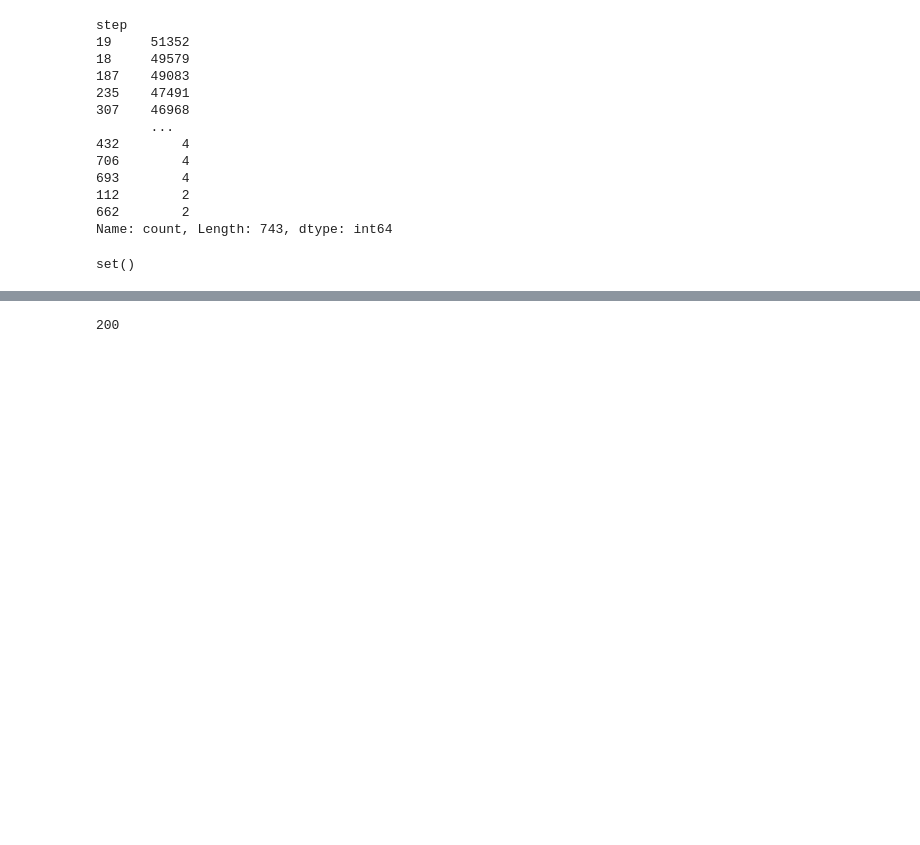
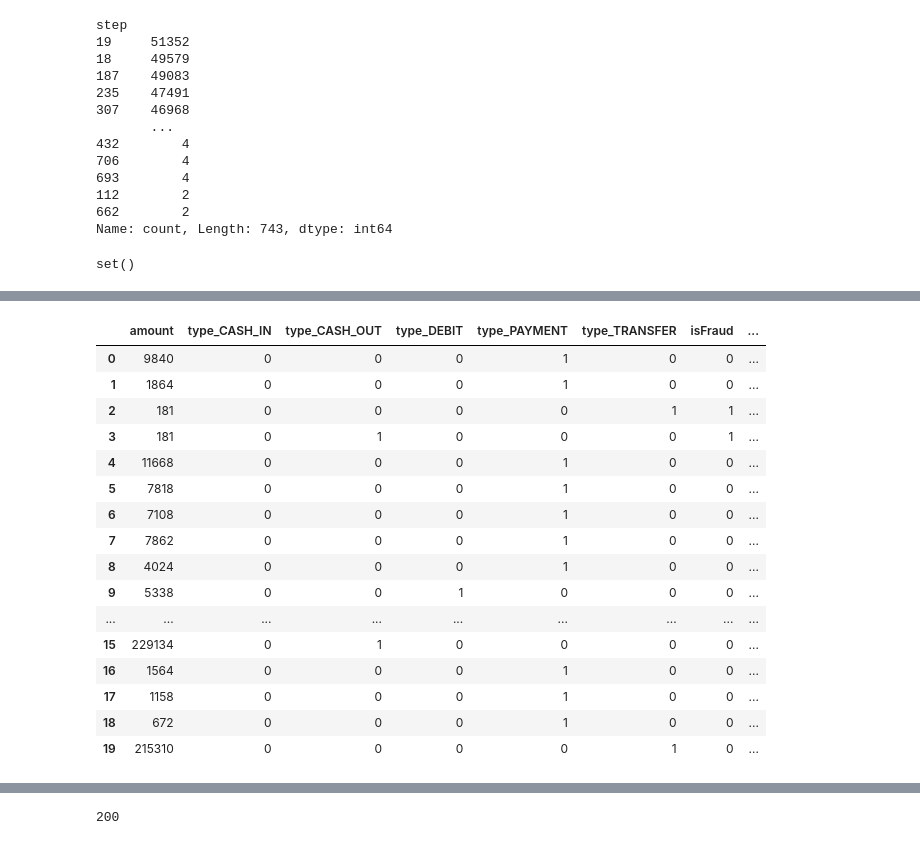
Before and after one commit to K123AsJ0k1/FFD, a Jupyter notebook: code/notebooks/testing/Central-Worker-Development.ipynb, the cells around one changed output, grey strips where cells are left out. Drawn from its saved outputs; the diff is of its cells as text; code cells hidden in the pictures; blank space fills up the shorter version.

```diff
--- a/code/notebooks/testing/Central-Worker-Development.ipynb
+++ b/code/notebooks/testing/Central-Worker-Development.ipynb
@@ -1363,0 +1439,12 @@ set()
+# %%
+relevant_columns = [
+    'amount',
+    'type_CASH_IN',
+    'type_CASH_OUT',
+    'type_DEBIT',
+    'type_PAYMENT',
+    'type_TRANSFER',
+    'isFraud',
+    'isFlaggedFraud'
+]
+relevant_df = simulation_source_df[relevant_columns]
@@ -1363,0 +1467,20 @@ set()
+# %%
+relevant_df.iloc[:20,:]
+# %% [output]
+|  | amount | type_CASH_IN | type_CASH_OUT | type_DEBIT | type_PAYMENT | type_TRANSFER | isFraud | ... |
+| 0 | 9840 | 0 | 0 | 0 | 1 | 0 | 0 | ... |
+| 1 | 1864 | 0 | 0 | 0 | 1 | 0 | 0 | ... |
+| 2 | 181 | 0 | 0 | 0 | 0 | 1 | 1 | ... |
+| 3 | 181 | 0 | 1 | 0 | 0 | 0 | 1 | ... |
+| 4 | 11668 | 0 | 0 | 0 | 1 | 0 | 0 | ... |
+| 5 | 7818 | 0 | 0 | 0 | 1 | 0 | 0 | ... |
+| 6 | 7108 | 0 | 0 | 0 | 1 | 0 | 0 | ... |
+| 7 | 7862 | 0 | 0 | 0 | 1 | 0 | 0 | ... |
+| 8 | 4024 | 0 | 0 | 0 | 1 | 0 | 0 | ... |
+| 9 | 5338 | 0 | 0 | 1 | 0 | 0 | 0 | ... |
+| ... | ... | ... | ... | ... | ... | ... | ... | ... |
+| 15 | 229134 | 0 | 1 | 0 | 0 | 0 | 0 | ... |
+| 16 | 1564 | 0 | 0 | 0 | 1 | 0 | 0 | ... |
+| 17 | 1158 | 0 | 0 | 0 | 1 | 0 | 0 | ... |
+| 18 | 672 | 0 | 0 | 0 | 1 | 0 | 0 | ... |
+| 19 | 215310 | 0 | 0 | 0 | 0 | 1 | 0 | ... |
```
Also changed, not shown: parts of 6 cells of this notebook.
